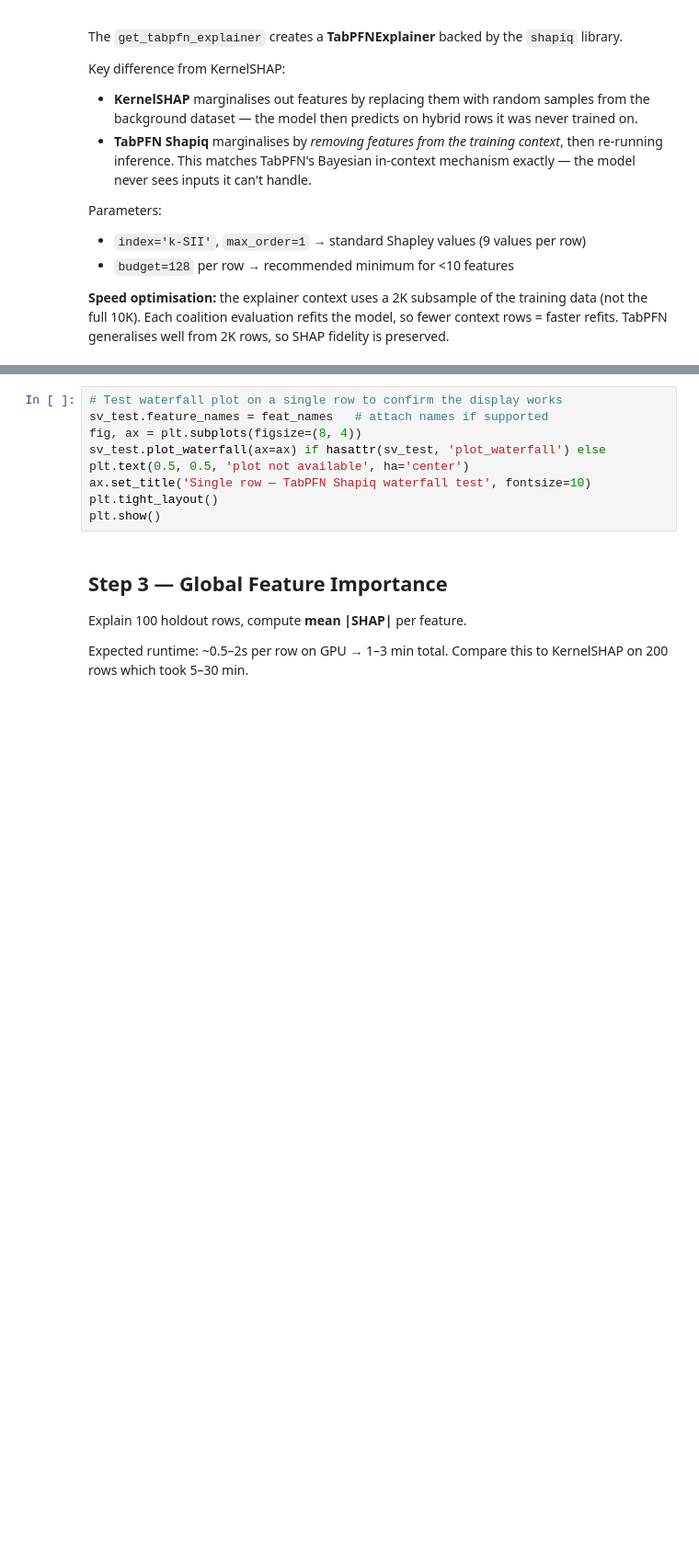
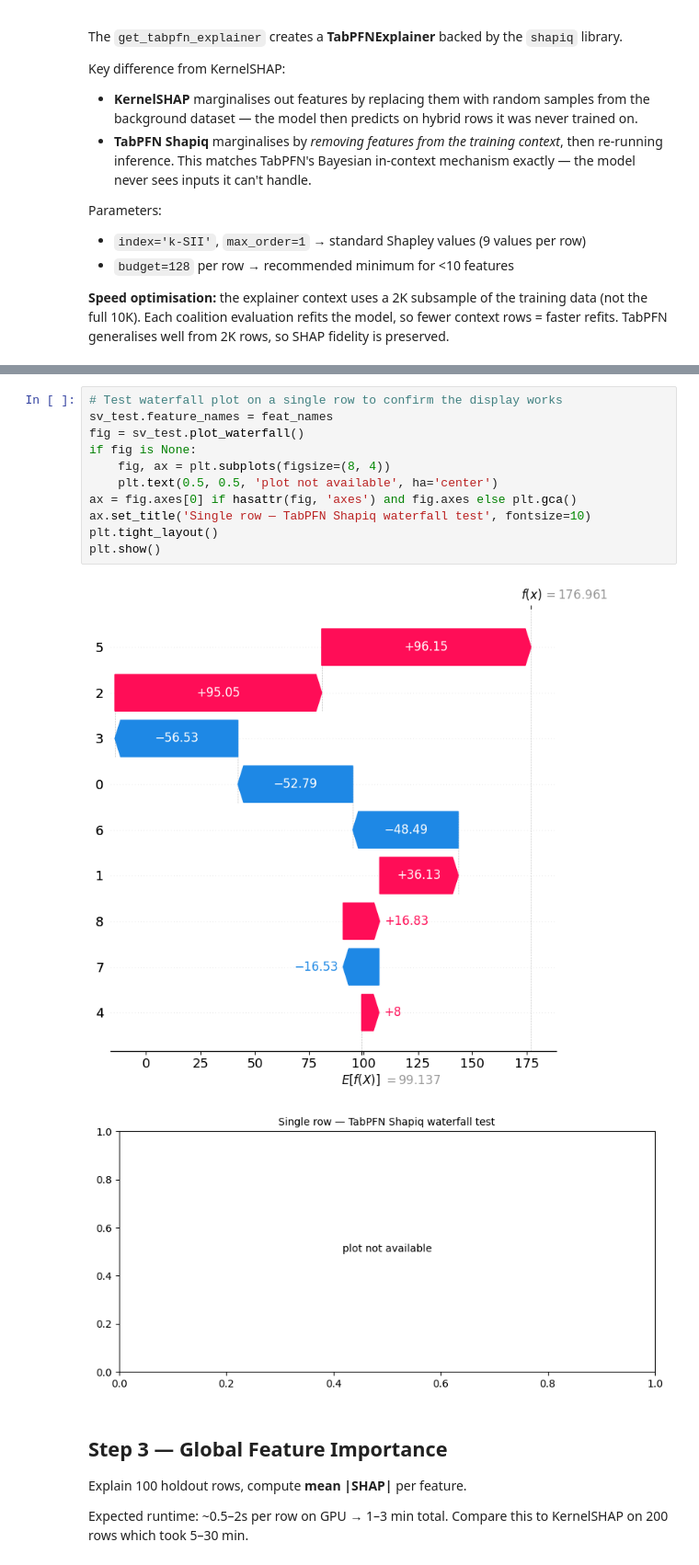
Before and after one commit to oruppelt/TFM_real_benchmark, a Jupyter notebook: notebooks/post2_tabpfn_interpretability.ipynb, the cells around one changed output, grey strips where cells are left out. Shown at 92% size. Cells and saved outputs as stored; diff of their text form; blank space fills up the shorter version.

```diff
--- a/notebooks/post2_tabpfn_interpretability.ipynb
+++ b/notebooks/post2_tabpfn_interpretability.ipynb
@@ -234,11 +269,17 @@ print(f'Attributes: {[a for a in dir(sv_test) if not a.startswith("_")]}')
 # %%
 # Test waterfall plot on a single row to confirm the display works
-sv_test.feature_names = feat_names   # attach names if supported
-fig, ax = plt.subplots(figsize=(8, 4))
-sv_test.plot_waterfall(ax=ax) if hasattr(sv_test, 'plot_waterfall') else plt.text(0.5, 0.5, 'plot not available', ha='center')
+sv_test.feature_names = feat_names
+fig = sv_test.plot_waterfall()
+if fig is None:
+    fig, ax = plt.subplots(figsize=(8, 4))
+    plt.text(0.5, 0.5, 'plot not available', ha='center')
+ax = fig.axes[0] if hasattr(fig, 'axes') and fig.axes else plt.gca()
 ax.set_title('Single row — TabPFN Shapiq waterfall test', fontsize=10)
 plt.tight_layout()
 plt.show()
+# %% [output]
+[figure, added]
+[figure, added]
 # %% [markdown]
 ## Step 3 — Global Feature Importance
 
```
Also changed, not shown: parts of 14 cells of this notebook, 3 other files.
